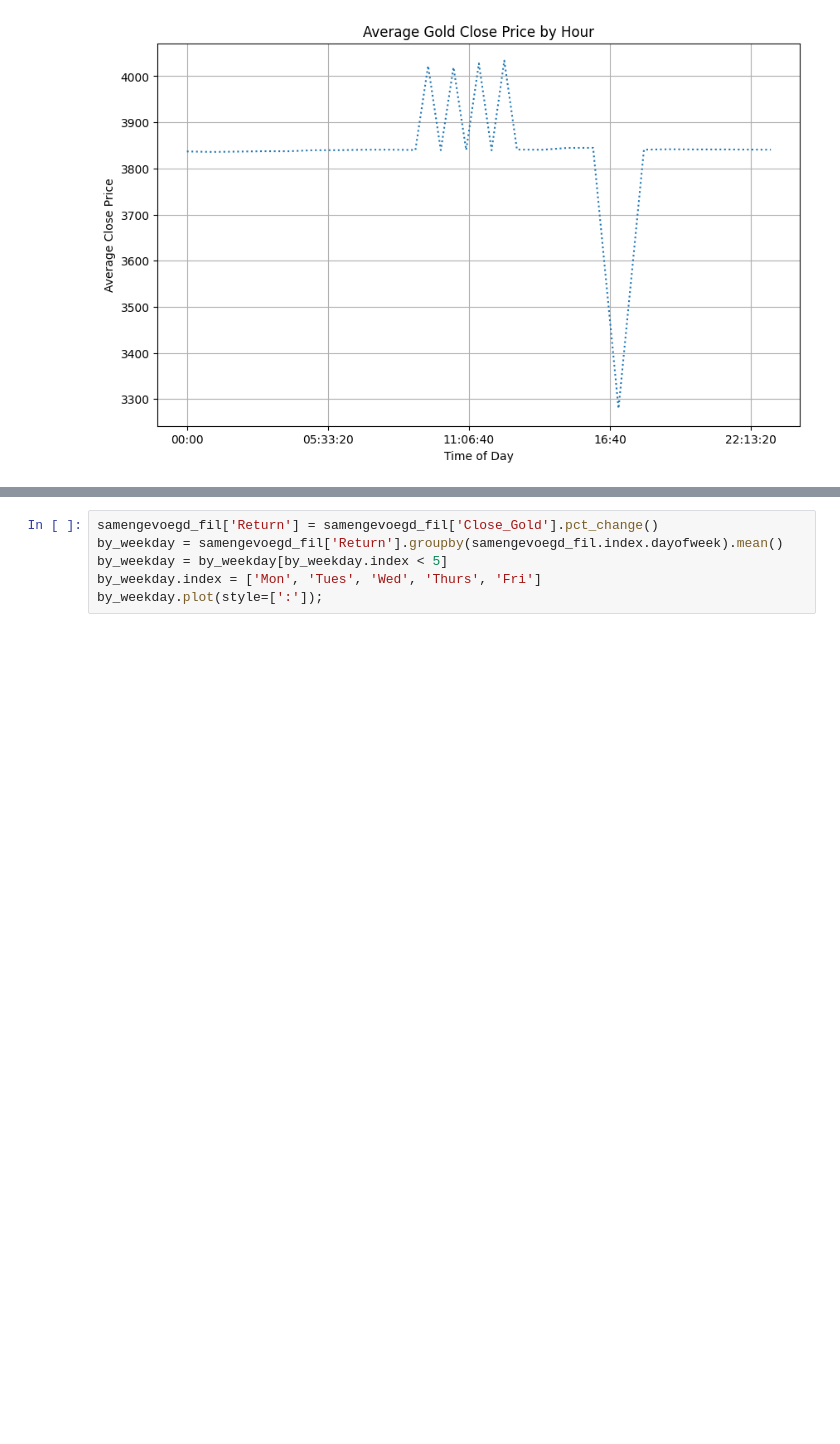
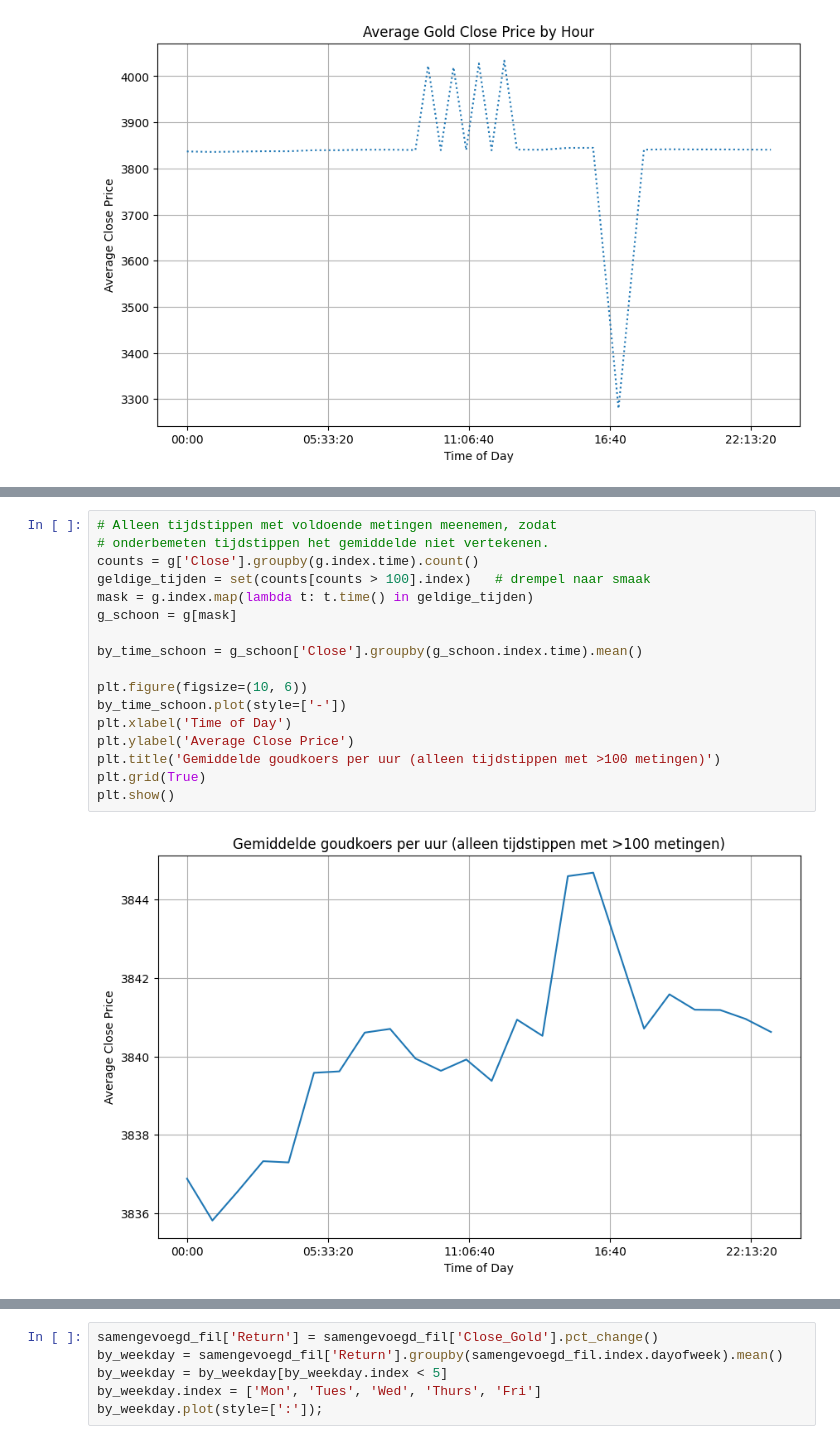
Before and after one commit to michaelraykuster-spec/Werkplaats-2-opdracht-Groep-3, a Jupyter notebook: Werkplaats_2_opdracht_Groep_3.ipynb, the cells around one changed output, grey strips where cells are left out. Drawn from its saved outputs; the diff is of its cells as text; blank space fills up the shorter version.

```diff
--- a/Werkplaats_2_opdracht_Groep_3.ipynb
+++ b/Werkplaats_2_opdracht_Groep_3.ipynb
@@ -1237,0 +1280,19 @@ Amerikaanse markturen is consistent met verwachte handelspatronen.
+# %%
+# Alleen tijdstippen met voldoende metingen meenemen, zodat
+# onderbemeten tijdstippen het gemiddelde niet vertekenen.
+counts = g['Close'].groupby(g.index.time).count()
+geldige_tijden = set(counts[counts > 100].index)   # drempel naar smaak
+mask = g.index.map(lambda t: t.time() in geldige_tijden)
+g_schoon = g[mask]
+
+by_time_schoon = g_schoon['Close'].groupby(g_schoon.index.time).mean()
+
+plt.figure(figsize=(10, 6))
+by_time_schoon.plot(style=['-'])
+plt.xlabel('Time of Day')
+plt.ylabel('Average Close Price')
+plt.title('Gemiddelde goudkoers per uur (alleen tijdstippen met >100 metingen)')
+plt.grid(True)
+plt.show()
+# %% [output]
+[figure, added]
```
Also changed, not shown: parts of 30 cells of this notebook.
